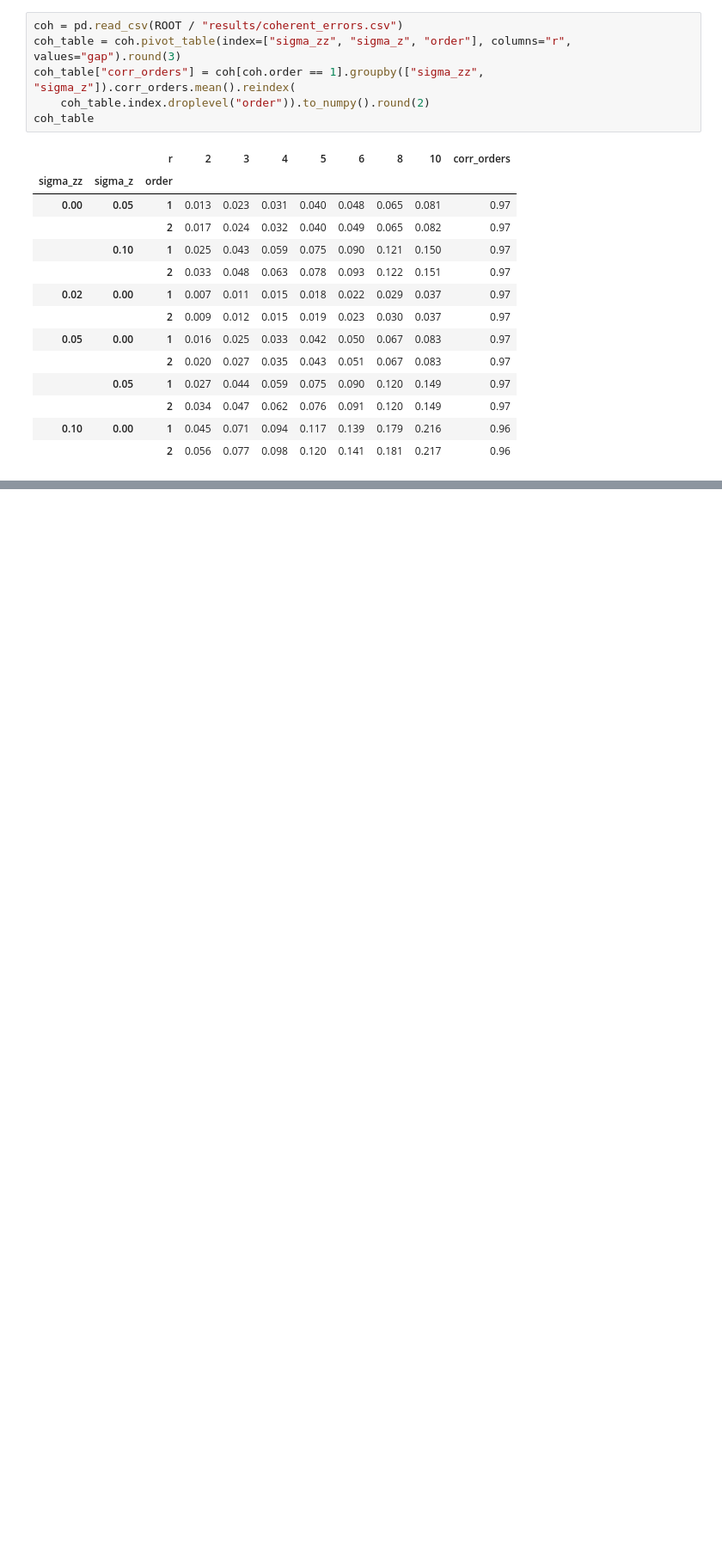
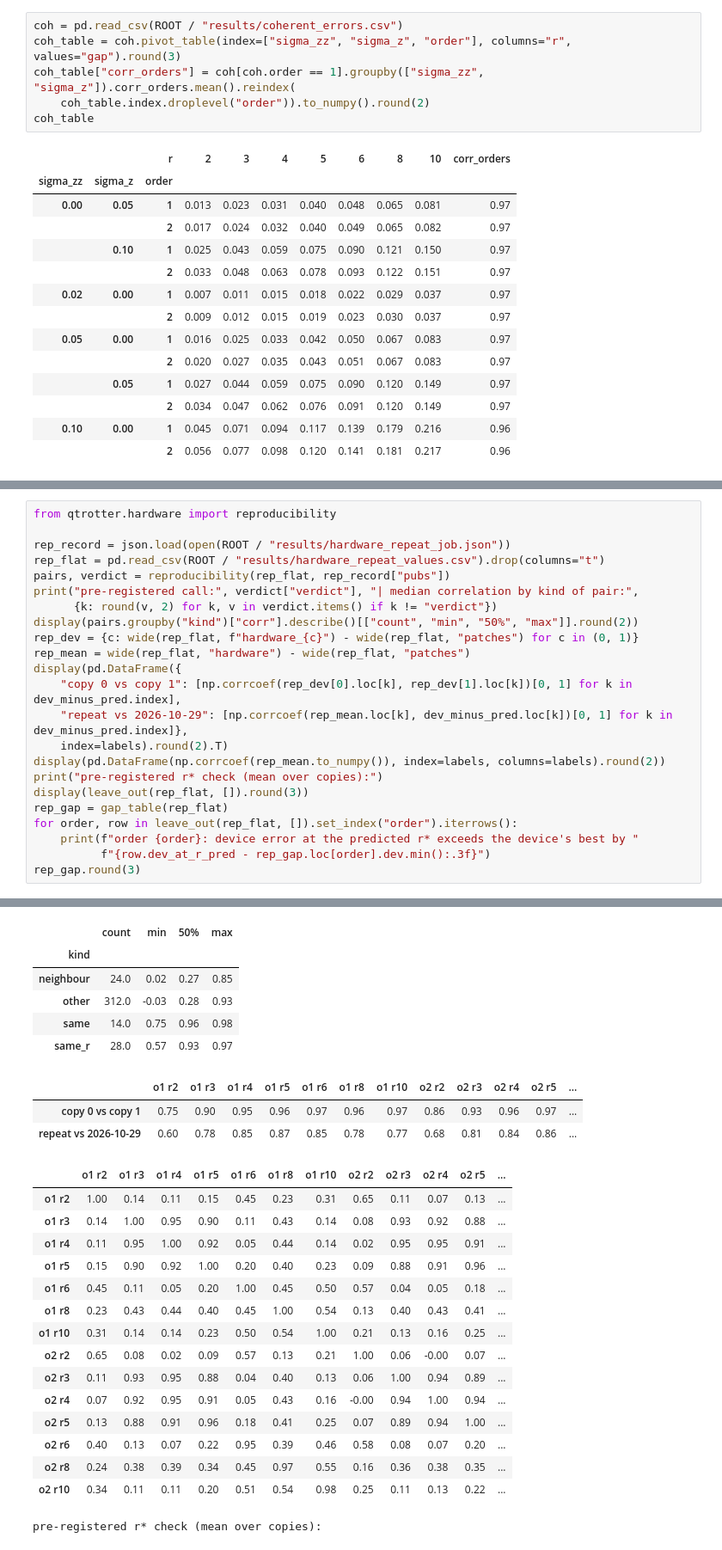
Before and after one commit to jayhsu0627/qtrotter, a Jupyter notebook: notebooks/trotter_under_noise.ipynb, the cells around one changed output, grey strips where cells are left out. Shown at 86% size. Drawn from its saved outputs; the diff is of its cells as text; blank space fills up the shorter version.

```diff
--- a/notebooks/trotter_under_noise.ipynb
+++ b/notebooks/trotter_under_noise.ipynb
@@ -1612,0 +1678,24 @@ idle phases, are the natural next test; it would take another device run.
+# %%
+from qtrotter.hardware import reproducibility
+
+rep_record = json.load(open(ROOT / "results/hardware_repeat_job.json"))
+rep_flat = pd.read_csv(ROOT / "results/hardware_repeat_values.csv").drop(columns="t")
+pairs, verdict = reproducibility(rep_flat, rep_record["pubs"])
+print("pre-registered call:", verdict["verdict"], "| median correlation by kind of pair:",
+      {k: round(v, 2) for k, v in verdict.items() if k != "verdict"})
+display(pairs.groupby("kind")["corr"].describe()[["count", "min", "50%", "max"]].round(2))
+rep_dev = {c: wide(rep_flat, f"hardware_{c}") - wide(rep_flat, "patches") for c in (0, 1)}
+rep_mean = wide(rep_flat, "hardware") - wide(rep_flat, "patches")
+display(pd.DataFrame({
+    "copy 0 vs copy 1": [np.corrcoef(rep_dev[0].loc[k], rep_dev[1].loc[k])[0, 1] for k in dev_minus_pred.index],
+    "repeat vs 2026-10-29": [np.corrcoef(rep_mean.loc[k], dev_minus_pred.loc[k])[0, 1] for k in dev_minus_pred.index]},
+    index=labels).round(2).T)
+display(pd.DataFrame(np.corrcoef(rep_mean.to_numpy()), index=labels, columns=labels).round(2))
+print("pre-registered r* check (mean over copies):")
+display(leave_out(rep_flat, []).round(3))
+rep_gap = gap_table(rep_flat)
+for order, row in leave_out(rep_flat, []).set_index("order").iterrows():
+    print(f"order {order}: device error at the predicted r* exceeds the device's best by "
+          f"{row.dev_at_r_pred - rep_gap.loc[order].dev.min():.3f}")
+rep_gap.round(3)
+# %% [output]
@@ -1612,0 +1703,25 @@ idle phases, are the natural next test; it would take another device run.
+|  | count | min | 50% | max |
+| kind |  |  |  |  |
+| neighbour | 24.0 | 0.02 | 0.27 | 0.85 |
+| other | 312.0 | -0.03 | 0.28 | 0.93 |
+| same | 14.0 | 0.75 | 0.96 | 0.98 |
+| same_r | 28.0 | 0.57 | 0.93 | 0.97 |
+|  | o1 r2 | o1 r3 | o1 r4 | o1 r5 | o1 r6 | o1 r8 | o1 r10 | o2 r2 | o2 r3 | o2 r4 | o2 r5 | ... |
+| copy 0 vs copy 1 | 0.75 | 0.90 | 0.95 | 0.96 | 0.97 | 0.96 | 0.97 | 0.86 | 0.93 | 0.96 | 0.97 | ... |
+| repeat vs 2026-10-29 | 0.60 | 0.78 | 0.85 | 0.87 | 0.85 | 0.78 | 0.77 | 0.68 | 0.81 | 0.84 | 0.86 | ... |
+|  | o1 r2 | o1 r3 | o1 r4 | o1 r5 | o1 r6 | o1 r8 | o1 r10 | o2 r2 | o2 r3 | o2 r4 | o2 r5 | ... |
+| o1 r2 | 1.00 | 0.14 | 0.11 | 0.15 | 0.45 | 0.23 | 0.31 | 0.65 | 0.11 | 0.07 | 0.13 | ... |
+| o1 r3 | 0.14 | 1.00 | 0.95 | 0.90 | 0.11 | 0.43 | 0.14 | 0.08 | 0.93 | 0.92 | 0.88 | ... |
+| o1 r4 | 0.11 | 0.95 | 1.00 | 0.92 | 0.05 | 0.44 | 0.14 | 0.02 | 0.95 | 0.95 | 0.91 | ... |
+| o1 r5 | 0.15 | 0.90 | 0.92 | 1.00 | 0.20 | 0.40 | 0.23 | 0.09 | 0.88 | 0.91 | 0.96 | ... |
+| o1 r6 | 0.45 | 0.11 | 0.05 | 0.20 | 1.00 | 0.45 | 0.50 | 0.57 | 0.04 | 0.05 | 0.18 | ... |
+| o1 r8 | 0.23 | 0.43 | 0.44 | 0.40 | 0.45 | 1.00 | 0.54 | 0.13 | 0.40 | 0.43 | 0.41 | ... |
+| o1 r10 | 0.31 | 0.14 | 0.14 | 0.23 | 0.50 | 0.54 | 1.00 | 0.21 | 0.13 | 0.16 | 0.25 | ... |
+| o2 r2 | 0.65 | 0.08 | 0.02 | 0.09 | 0.57 | 0.13 | 0.21 | 1.00 | 0.06 | -0.00 | 0.07 | ... |
+| o2 r3 | 0.11 | 0.93 | 0.95 | 0.88 | 0.04 | 0.40 | 0.13 | 0.06 | 1.00 | 0.94 | 0.89 | ... |
+| o2 r4 | 0.07 | 0.92 | 0.95 | 0.91 | 0.05 | 0.43 | 0.16 | -0.00 | 0.94 | 1.00 | 0.94 | ... |
+| o2 r5 | 0.13 | 0.88 | 0.91 | 0.96 | 0.18 | 0.41 | 0.25 | 0.07 | 0.89 | 0.94 | 1.00 | ... |
+| o2 r6 | 0.40 | 0.13 | 0.07 | 0.22 | 0.95 | 0.39 | 0.46 | 0.58 | 0.08 | 0.07 | 0.20 | ... |
+| o2 r8 | 0.24 | 0.38 | 0.39 | 0.34 | 0.45 | 0.97 | 0.55 | 0.16 | 0.36 | 0.38 | 0.35 | ... |
+| o2 r10 | 0.34 | 0.11 | 0.11 | 0.20 | 0.51 | 0.54 | 0.98 | 0.25 | 0.11 | 0.13 | 0.22 | ... |
+pre-registered r* check (mean over copies):
```
Also changed, not shown: parts of 12 cells of this notebook, 3 other files.
